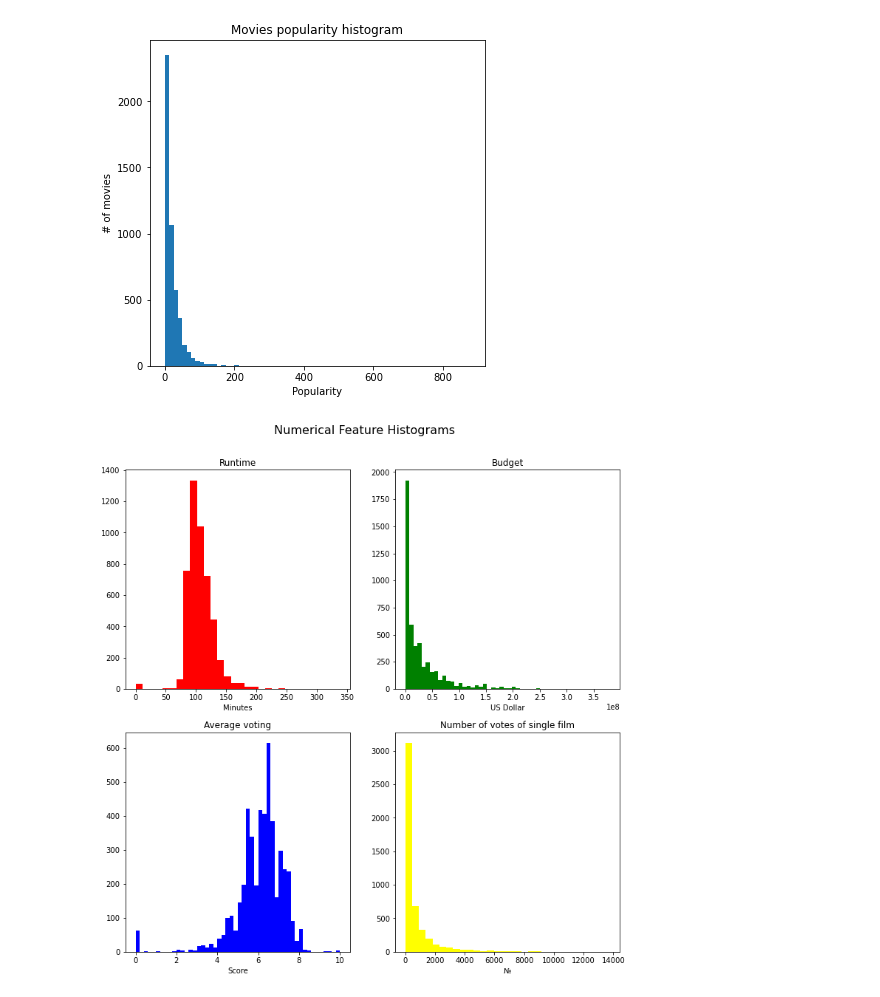
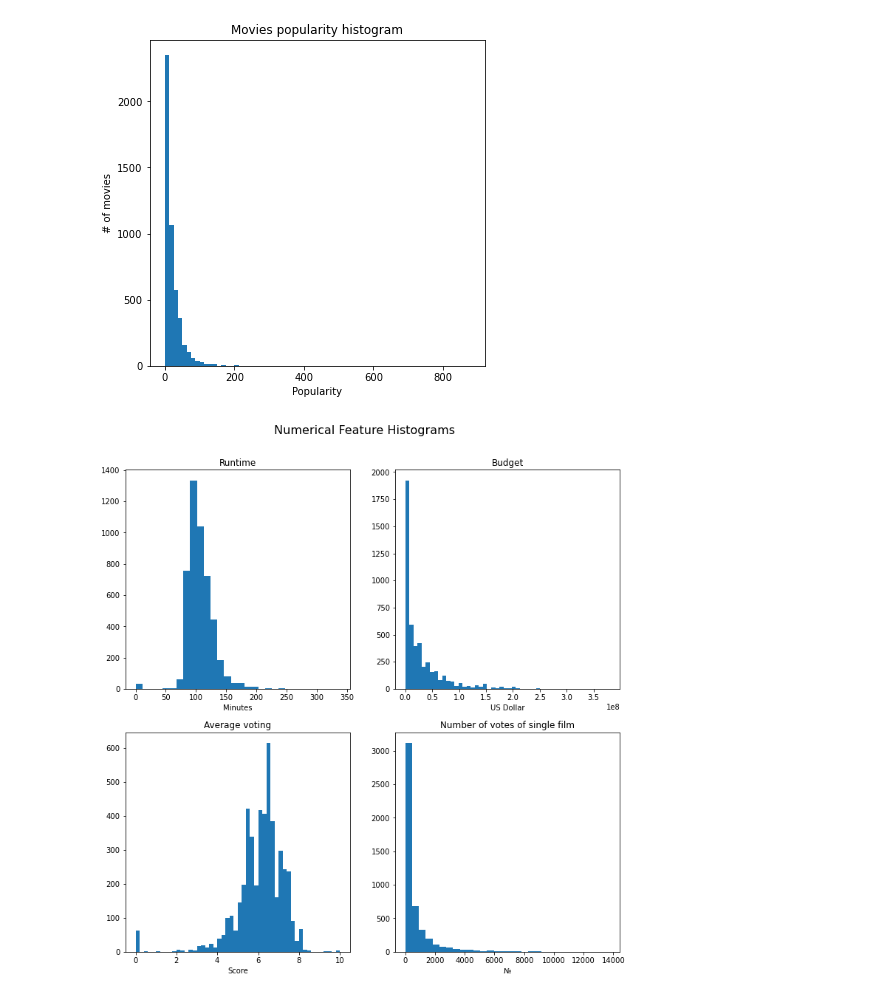
Before and after one commit to zorinmish/portfolio, a Jupyter notebook: python/Lab 1 Python/Lab1.ipynb, the cells around one changed output. Saved outputs shown, nothing was run; the diff lists cells and outputs as text; code cells hidden in the pictures.

Commit message:
NumPy, MatPlot, Pandas

```diff
--- a/python/Lab 1 Python/Lab1.ipynb
+++ b/python/Lab 1 Python/Lab1.ipynb
@@ -1,5 +1,5 @@
 # %%
 import pandas as pd
 import numpy as np
-df1=pd.read_csv('tmdb_5000_credits.csv')
-df2=pd.read_csv('tmdb_5000_movies.csv')
+
+data=pd.read_csv('tmdb_5000_movies.csv')
@@ -94,26 +75,28 @@ plt.show()
 # %% [output]
 [figure]
 # %%
+#числовые поля - продолжительность, бюджет, оценка зрителей, количество оценок
+
 plt.rcParams['figure.figsize'] = 12, 12
 fig, axs = plt.subplots(2,2)
 fig.suptitle('Numerical Feature Histograms',y=0.95,fontsize=16)
 
-axs[0,0].hist(df2['runtime'],bins = 30, color = 'red')
+axs[0,0].hist(data['runtime'],bins = 30)
 axs[0,0].set_title('Runtime')
 axs[0,0].set(xlabel='Minutes')
 
-axs[0,1].hist(df2['budget'], bins = 50, color = 'green')
+axs[0,1].hist(data['budget'], bins = 50)
 axs[0,1].set_title('Budget')
 axs[0,1].set(xlabel = 'US Dollar')
 
-axs[1,0].hist(df2['vote_average'], bins = 50, color = 'blue')
+axs[1,0].hist(data['vote_average'], bins = 50)
 axs[1,0].set_title('Average voting')
 axs[1,0].set(xlabel = 'Score')
 
-axs[1,1].hist(df2['vote_count'], bins = 30, color = 'yellow')
+axs[1,1].hist(data['vote_count'], bins = 30)
 axs[1,1].set_title('Number of votes of single film')
 axs[1,1].set(xlabel = "№")
 
 plt.show()
 # %% [output]
-[figure, old version]
+[figure, new version]
```
Also changed, not shown: parts of 14 cells of this notebook.
